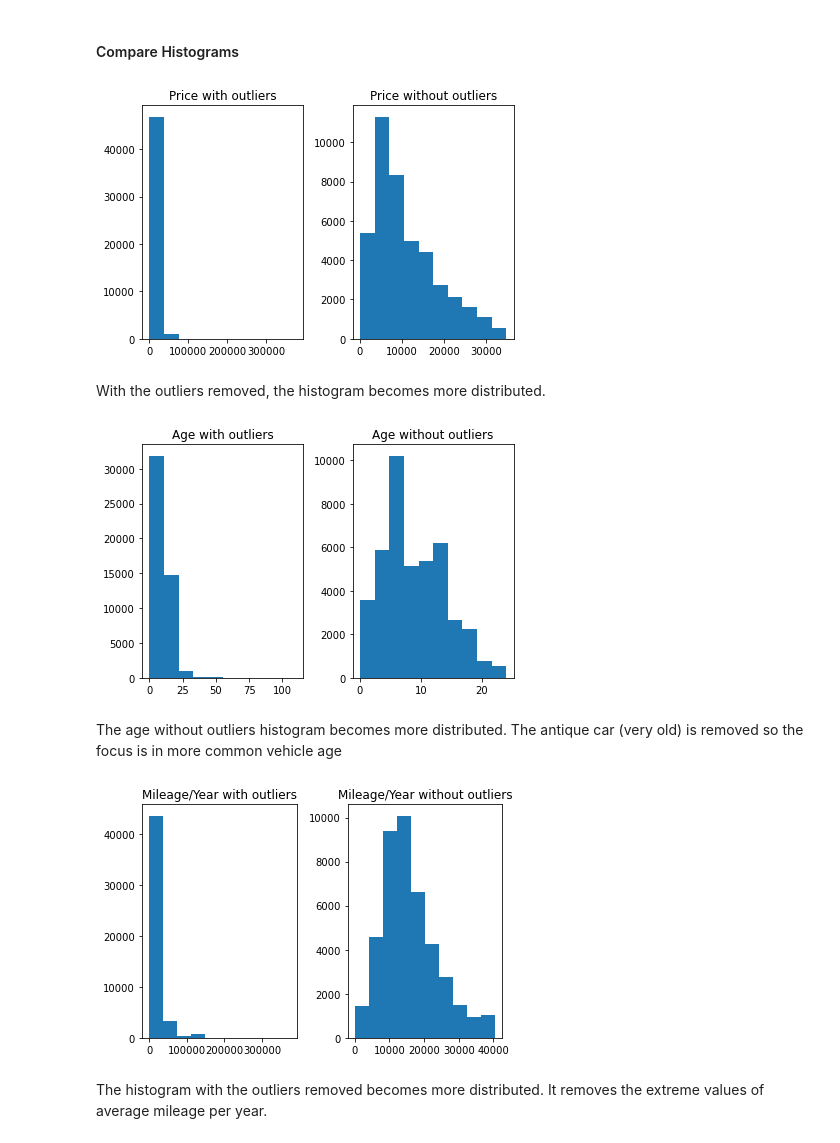
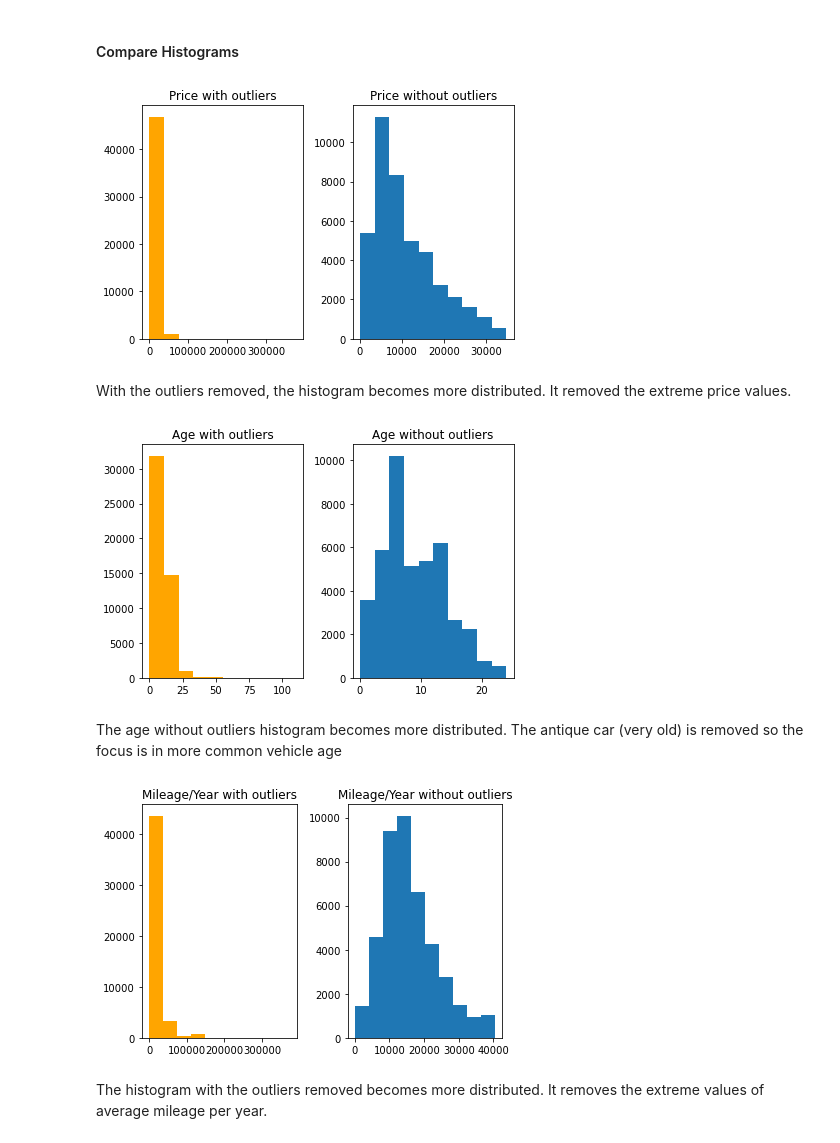
Before and after one commit to rainbowmoonlight/Yandex_Practicum_Projects, a Jupyter notebook: 02 Car Sales Ads Project/Car Sales Ads.ipynb, the cells around one changed output. Drawn from its saved outputs; the diff is of its cells as text; code cells hidden in the pictures.

```diff
--- a/02 Car Sales Ads Project/Car Sales Ads.ipynb
+++ b/02 Car Sales Ads Project/Car Sales Ads.ipynb
@@ -796,7 +798,7 @@ After data preprocessing and outliers removal, the data set becomes 82.7% of the
 # %%
 # Price
 fig, ax = plt.subplots(1,2)
-ax[0].hist(outliers_df['price'])
+ax[0].hist(outliers_df['price'], color='orange')
 ax[1].hist(df['price'])
 
 ax[0].set_title("Price with outliers")
@@ -805,28 +807,28 @@ ax[1].set_title("Price without outliers")
 plt.tight_layout()
 plt.show()
 # %% [output]
-[figure, old version]
+[figure, new version]
 # %% [markdown]
-With the outliers removed, the histogram becomes more distributed.
+With the outliers removed, the histogram becomes more distributed. It removed the extreme price values.
 # %%
 # Age
 fig, ax = plt.subplots(1,2)
-ax[0].hist(original_df['age'])
+ax[0].hist(original_df['age'], color='orange')
 ax[1].hist(df['age'])
 
 ax[0].set_title("Age with outliers")
 ax[1].set_title("Age without outliers")
 
 plt.tight_layout()
 plt.show()
 # %% [output]
-[figure, old version]
+[figure, new version]
 # %% [markdown]
 The age without outliers histogram becomes more distributed. The antique car (very old) is removed so the focus is in more common vehicle age
 # %%
 # Average Miles per Year
 fig, ax = plt.subplots(1,2)
-ax[0].hist(original_df['avg_mil_year'])
+ax[0].hist(original_df['avg_mil_year'], color='orange')
 ax[1].hist(df['avg_mil_year'])
 
 ax[0].set_title("Mileage/Year with outliers")
@@ -835,7 +837,7 @@ ax[1].set_title("Mileage/Year without outliers")
 plt.tight_layout()
 plt.show()
 # %% [output]
-[figure, old version]
+[figure, new version]
 # %% [markdown]
 The histogram with the outliers removed becomes more distributed. It removes the extreme values of average mileage per year.
 # %%
```
Also changed, not shown: parts of 17 cells of this notebook.
